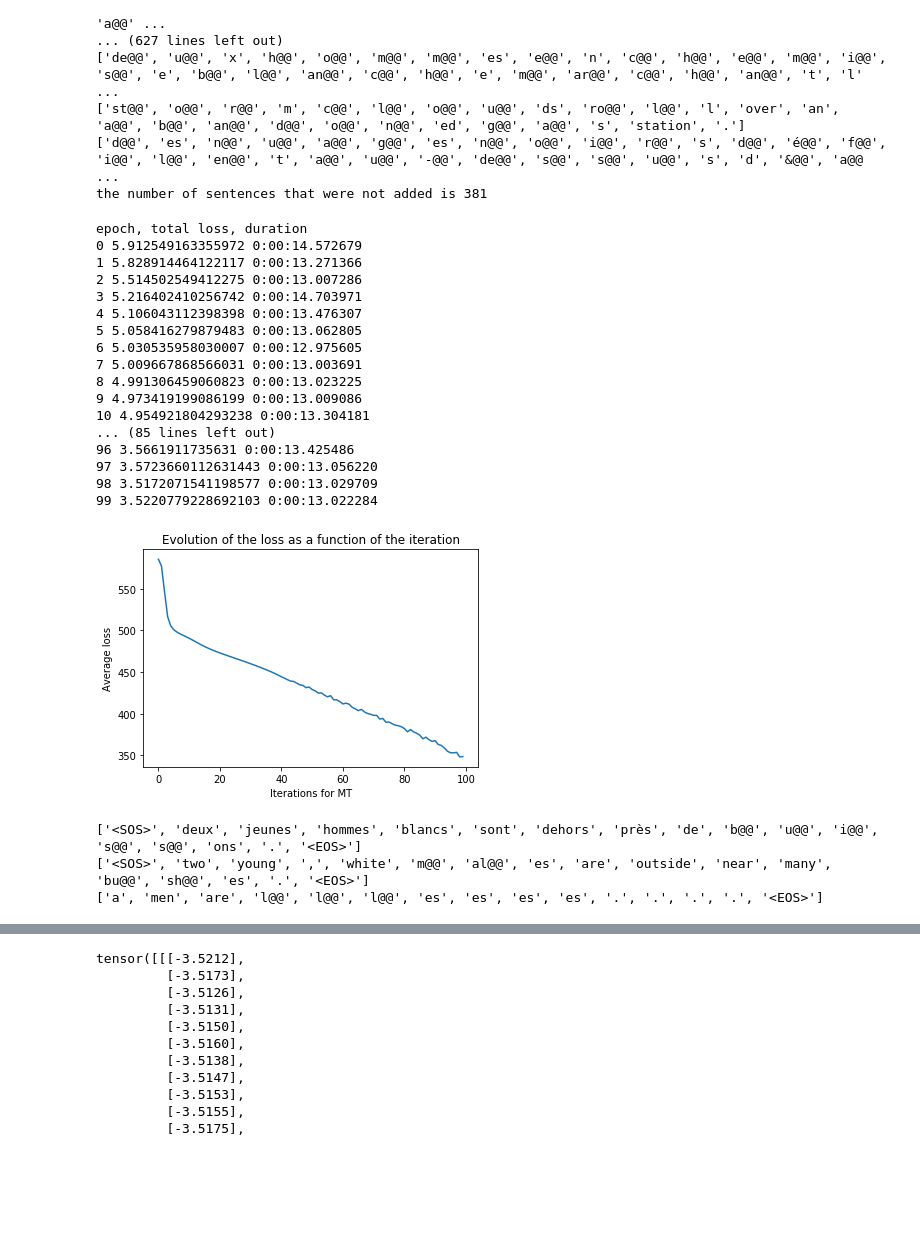
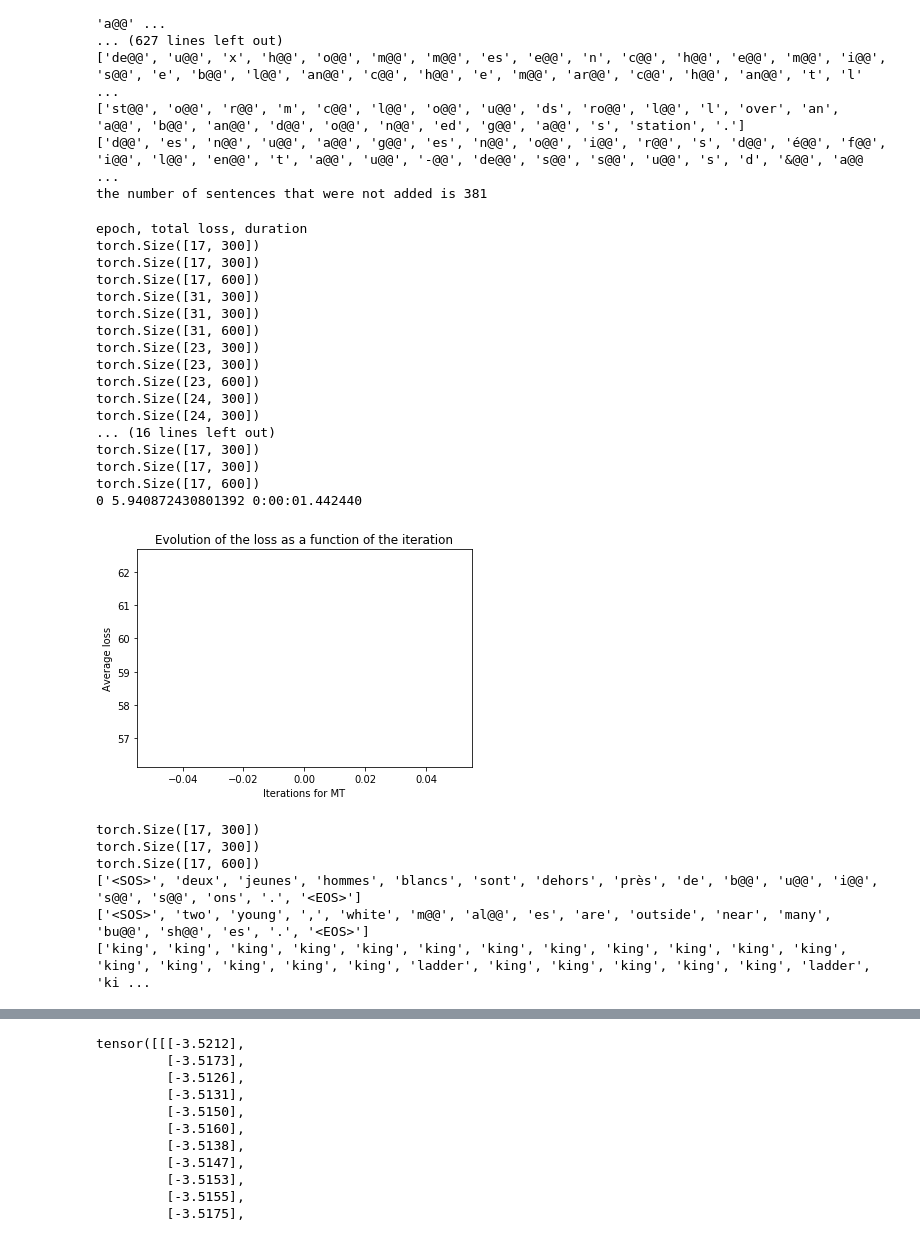
Before and after one commit to ecekt/NLP2-LAB2, a Jupyter notebook: NLP2-lab2.ipynb, the cells around one changed output, grey strips where cells are left out. Cells and saved outputs as stored; diff of their text form; code cells hidden in the pictures; blank space fills up the shorter version.

```diff
--- a/NLP2-lab2.ipynb
+++ b/NLP2-lab2.ipynb
@@ -268,28 +268,11 @@ class Encoder(nn.Module):
         #embedded = self.embedding(input).view(1, 1, -1)
         #TODO:BATCH
 
-        ws = []
-        ps = []
-        es = []
+        ws = self.w_embeddings(sent_fr)
+        ps = self.p_embeddings(pos_fr)
+        es = torch.cat((ws, ps), 1)
 
-        for s in range(len(sent_fr)):
-            word = sent_fr[s]
-            pos = pos_fr[s]
-
-            w_out = self.w_embeddings(word)
-
-            p_out = self.p_embeddings(pos)
-
-            e_out = torch.cat((w_out, p_out), 0)
-
-
-            ws.append(w_out)
-            ps.append(p_out)
-            es.append(e_out)
-
-
-        stacked_contexts = torch.stack(es, dim = 0)
-#         print(stacked_contexts.size())
+        stacked_contexts = es
         average_context = torch.mean(stacked_contexts, dim = 0)
 
         return average_context, stacked_contexts
@@ -457,7 +440,7 @@ class Decoder(nn.Module):
     def initHidden(self):
         return torch.zeros(1, 1, self.hidden_size, device=device)
 # %%
-epochs = 100
+epochs = 1
 learning_rate = 0.01
 w_embedding_dim = 300
 p_embedding_dim = 300
@@ -474,7 +457,7 @@ loss_func = nn.NLLLoss()
 losses = []
 avg_losses = []
 
-portion = 99
+portion = 10
 
 train = True
 print('epoch, total loss, duration')
@@ -520,53 +503,56 @@ for e in range(epochs):
 
     print(e, total_loss/portion, now-then)
 
 
 with open('model_encoder' + str(portion) + '.pickle','wb') as file:
     pickle.dump(model_encoder,file)
 
 
 with open('model_decoder' + str(portion) + '.pickle','wb') as file:
     pickle.dump(model_decoder,file)
 
 iteration= list(range(len(losses)))
 
 plt.plot(iteration, losses)
 plt.xlabel("Iterations for MT")
 plt.ylabel('Average loss')
 plt.title('Evolution of the loss as a function of the iteration')
 plt.savefig("mt" + str(portion)+".png")
 plt.show()
 
 test_fr_sentence = corpus2id_fr[0]
 test_en_sentence = corpus2id_en[0]
 
 decoder_outputs, decoder_attentions = evaluate_test(model_encoder, model_decoder,test_fr_sentence, test_en_sentence)
 
 print(word_ids2string(test_fr_sentence, id2tokens_fr))
 print(word_ids2string(test_en_sentence, id2tokens_en))
 print(word_ids2string(decoder_outputs, id2tokens_en))
 # %% [output]
 epoch, total loss, duration
-0 5.912549163355972 0:00:14.572679
-1 5.828914464122117 0:00:13.271366
-2 5.514502549412275 0:00:13.007286
-3 5.216402410256742 0:00:14.703971
-4 5.106043112398398 0:00:13.476307
-5 5.058416279879483 0:00:13.062805
-6 5.030535958030007 0:00:12.975605
-7 5.009667868566031 0:00:13.003691
-8 4.991306459060823 0:00:13.023225
-9 4.973419199086199 0:00:13.009086
-10 4.954921804293238 0:00:13.304181
-... (85 lines left out)
-96 3.5661911735631 0:00:13.425486
-97 3.5723660112631443 0:00:13.056220
-98 3.5172071541198577 0:00:13.029709
-99 3.5220779228692103 0:00:13.022284
+torch.Size([17, 300])
+torch.Size([17, 300])
+torch.Size([17, 600])
+torch.Size([31, 300])
+torch.Size([31, 300])
+torch.Size([31, 600])
+torch.Size([23, 300])
+torch.Size([23, 300])
+torch.Size([23, 600])
+torch.Size([24, 300])
+torch.Size([24, 300])
+... (16 lines left out)
+torch.Size([17, 300])
+torch.Size([17, 300])
+torch.Size([17, 600])
+0 5.940872430801392 0:00:01.442440
-[figure, old version]
+[figure, new version]
+torch.Size([17, 300])
+torch.Size([17, 300])
+torch.Size([17, 600])
 ['<SOS>', 'deux', 'jeunes', 'hommes', 'blancs', 'sont', 'dehors', 'près', 'de', 'b@@', 'u@@', 'i@@', 's@@', 's@@', 'ons', '.', '<EOS>']
 ['<SOS>', 'two', 'young', ',', 'white', 'm@@', 'al@@', 'es', 'are', 'outside', 'near', 'many', 'bu@@', 'sh@@', 'es', '.', '<EOS>']
-['a', 'men', 'are', 'l@@', 'l@@', 'l@@', 'es', 'es', 'es', 'es', '.', '.', '.', '.', '<EOS>']
+['king', 'king', 'king', 'king', 'king', 'king', 'king', 'king', 'king', 'king', 'king', 'king', 'king', 'king', 'king', 'king', 'king', 'ladder', 'king', 'king', 'king', 'king', 'king', 'ladder', 'ki ...
 # %%
 pair = 8
 
```
Also changed, not shown: parts of 1 cell of this notebook.
